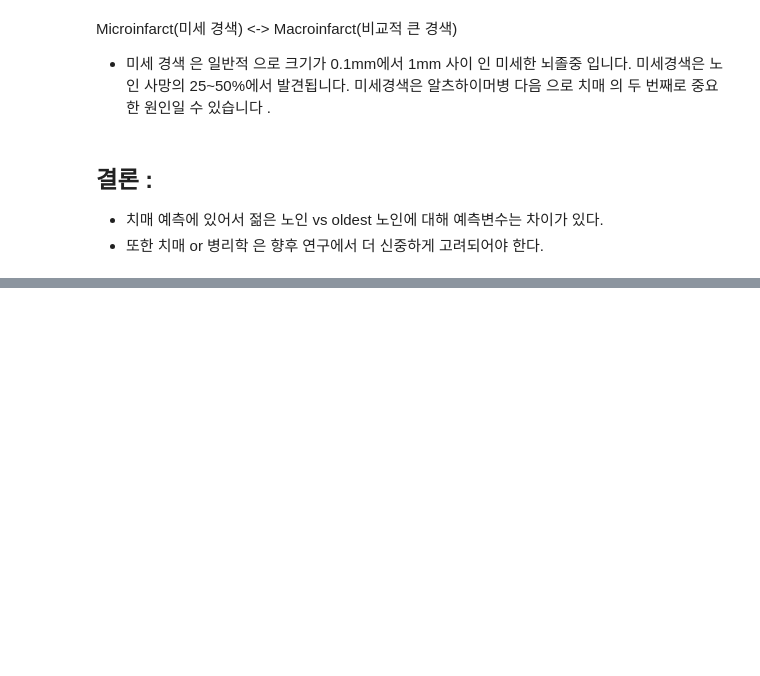
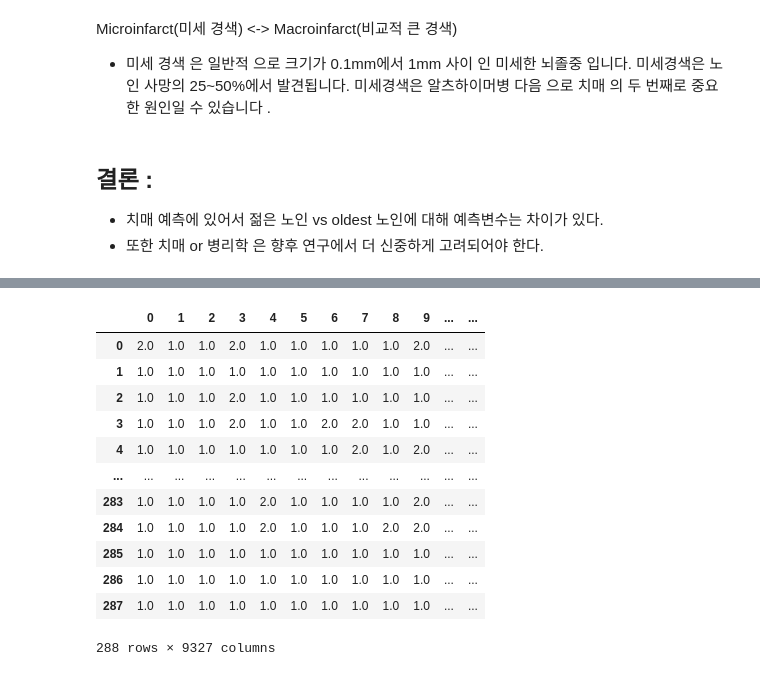
Before and after one commit to NumpyGonHey/Dementia_clf, a Jupyter notebook: sobeeee/Dementia_df_hong.ipynb, the cells around one changed output, grey strips where cells are left out. Saved outputs shown, nothing was run; the diff lists cells and outputs as text; code cells hidden in the pictures; blank space fills up the shorter version.

```diff
--- a/sobeeee/Dementia_df_hong.ipynb
+++ b/sobeeee/Dementia_df_hong.ipynb
@@ -131,3 +152,7 @@ Microinfarct(미세 경색) <-> Macroinfarct(비교적 큰 경색)
 ## 결론 :
 - 치매 예측에 있어서 젊은 노인 vs oldest 노인에 대해 예측변수는 차이가 있다.
 - 또한 치매 or 병리학 은 향후 연구에서 더 신중하게 고려되어야 한다.
+# %%
+cols_convert = data.columns[60:66]
+data_convert = data[cols_convert].copy()
+data_convert
@@ -133,0 +173,19 @@ Microinfarct(미세 경색) <-> Macroinfarct(비교적 큰 경색)
+# %%
+signal_list = list(data_convert['CONVERT(activity_class_5min USING utf8)'].str.split('/'))
+signal_df1 = pd.DataFrame(signal_list)
+signal_df1 = signal_df1.drop(288, axis=1).astype('float').transpose().copy()
+signal_df1
+# %% [output]
+|  | 0 | 1 | 2 | 3 | 4 | 5 | 6 | 7 | 8 | 9 | ... | ... |
+| 0 | 2.0 | 1.0 | 1.0 | 2.0 | 1.0 | 1.0 | 1.0 | 1.0 | 1.0 | 2.0 | ... | ... |
+| 1 | 1.0 | 1.0 | 1.0 | 1.0 | 1.0 | 1.0 | 1.0 | 1.0 | 1.0 | 1.0 | ... | ... |
+| 2 | 1.0 | 1.0 | 1.0 | 2.0 | 1.0 | 1.0 | 1.0 | 1.0 | 1.0 | 1.0 | ... | ... |
+| 3 | 1.0 | 1.0 | 1.0 | 2.0 | 1.0 | 1.0 | 2.0 | 2.0 | 1.0 | 1.0 | ... | ... |
+| 4 | 1.0 | 1.0 | 1.0 | 1.0 | 1.0 | 1.0 | 1.0 | 2.0 | 1.0 | 2.0 | ... | ... |
+| ... | ... | ... | ... | ... | ... | ... | ... | ... | ... | ... | ... | ... |
+| 283 | 1.0 | 1.0 | 1.0 | 1.0 | 2.0 | 1.0 | 1.0 | 1.0 | 1.0 | 2.0 | ... | ... |
+| 284 | 1.0 | 1.0 | 1.0 | 1.0 | 2.0 | 1.0 | 1.0 | 1.0 | 2.0 | 2.0 | ... | ... |
+| 285 | 1.0 | 1.0 | 1.0 | 1.0 | 1.0 | 1.0 | 1.0 | 1.0 | 1.0 | 1.0 | ... | ... |
+| 286 | 1.0 | 1.0 | 1.0 | 1.0 | 1.0 | 1.0 | 1.0 | 1.0 | 1.0 | 1.0 | ... | ... |
+| 287 | 1.0 | 1.0 | 1.0 | 1.0 | 1.0 | 1.0 | 1.0 | 1.0 | 1.0 | 1.0 | ... | ... |
+288 rows × 9327 columns
```
Also changed, not shown: parts of 4 cells of this notebook.
